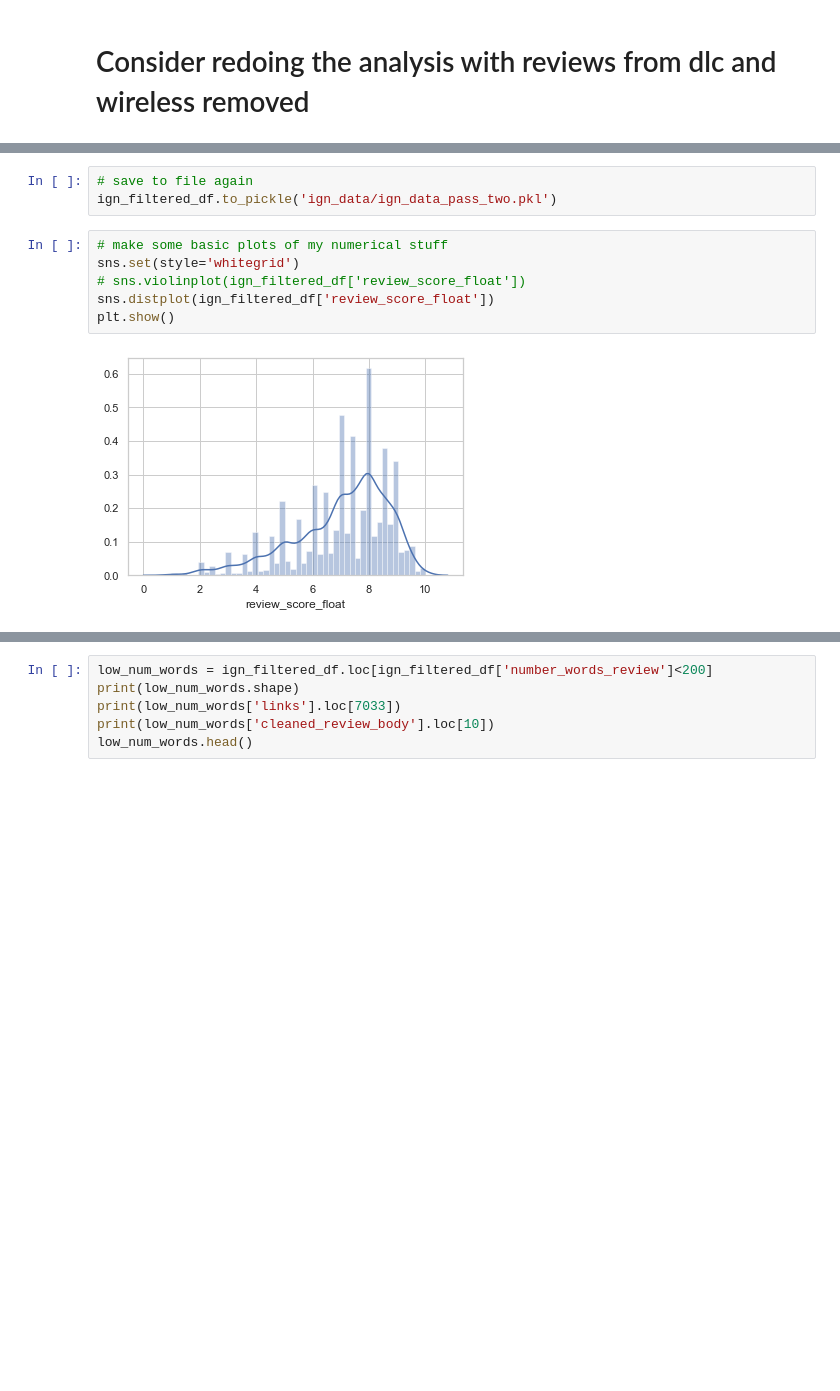
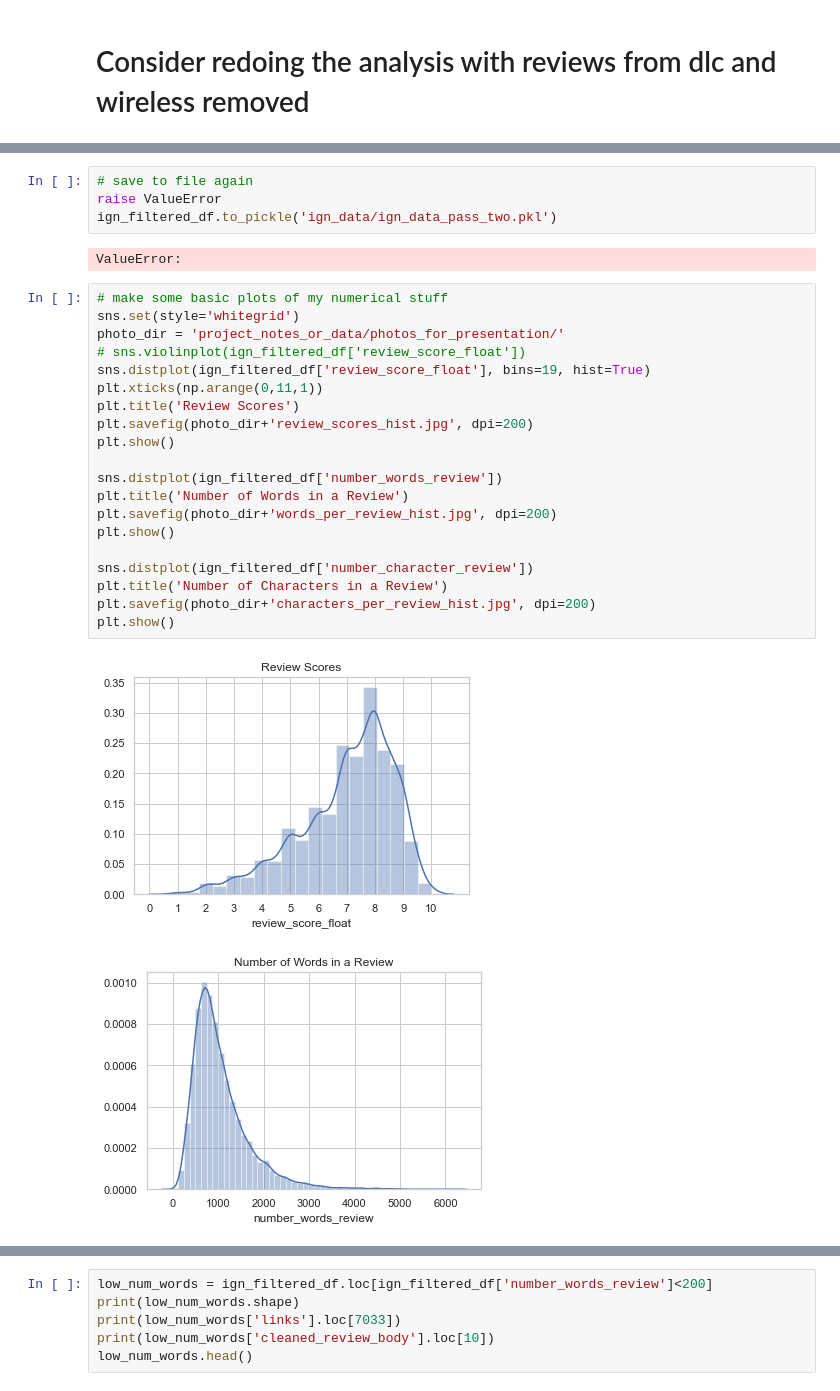
Before and after one commit to terrenceedmonds/ign_analysis, a Jupyter notebook: starting_eda.ipynb, the cells around one changed output, grey strips where cells are left out. Saved outputs shown, nothing was run; the diff lists cells and outputs as text; blank space fills up the shorter version.

```diff
--- a/starting_eda.ipynb
+++ b/starting_eda.ipynb
@@ -142,12 +138,30 @@ See the caveats in the documentation: http://pandas.pydata.org/pandas-docs/stabl
 | 5 | https://www.ign.com/articles/2011... | \u003csection class=\"article-pag... | Video games are an art form made ... | "Limbo is an incredible achieveme... | 9 | :["review","games","legacy","limb... | ... |
 # %%
 # save to file again
+raise ValueError
 ign_filtered_df.to_pickle('ign_data/ign_data_pass_two.pkl')
+# %% [output]
+ValueError:
-# %%
-# make some basic plots of my numerical stuff
-sns.set(style='whitegrid')
-# sns.violinplot(ign_filtered_df['review_score_float'])
-sns.distplot(ign_filtered_df['review_score_float'])
-plt.show()
-# %% [output]
-[figure, removed]
+# %%
+# make some basic plots of my numerical stuff
+sns.set(style='whitegrid')
+photo_dir = 'project_notes_or_data/photos_for_presentation/'
+# sns.violinplot(ign_filtered_df['review_score_float'])
+sns.distplot(ign_filtered_df['review_score_float'], bins=19, hist=True)
+plt.xticks(np.arange(0,11,1))
+plt.title('Review Scores')
+plt.savefig(photo_dir+'review_scores_hist.jpg', dpi=200)
+plt.show()
+
+sns.distplot(ign_filtered_df['number_words_review'])
+plt.title('Number of Words in a Review')
+plt.savefig(photo_dir+'words_per_review_hist.jpg', dpi=200)
+plt.show()
+
+sns.distplot(ign_filtered_df['number_character_review'])
+plt.title('Number of Characters in a Review')
+plt.savefig(photo_dir+'characters_per_review_hist.jpg', dpi=200)
+plt.show()
+# %% [output]
+[figure, added]
+[figure, added]
```
Also changed, not shown: parts of 8 cells of this notebook, 17 other files.
